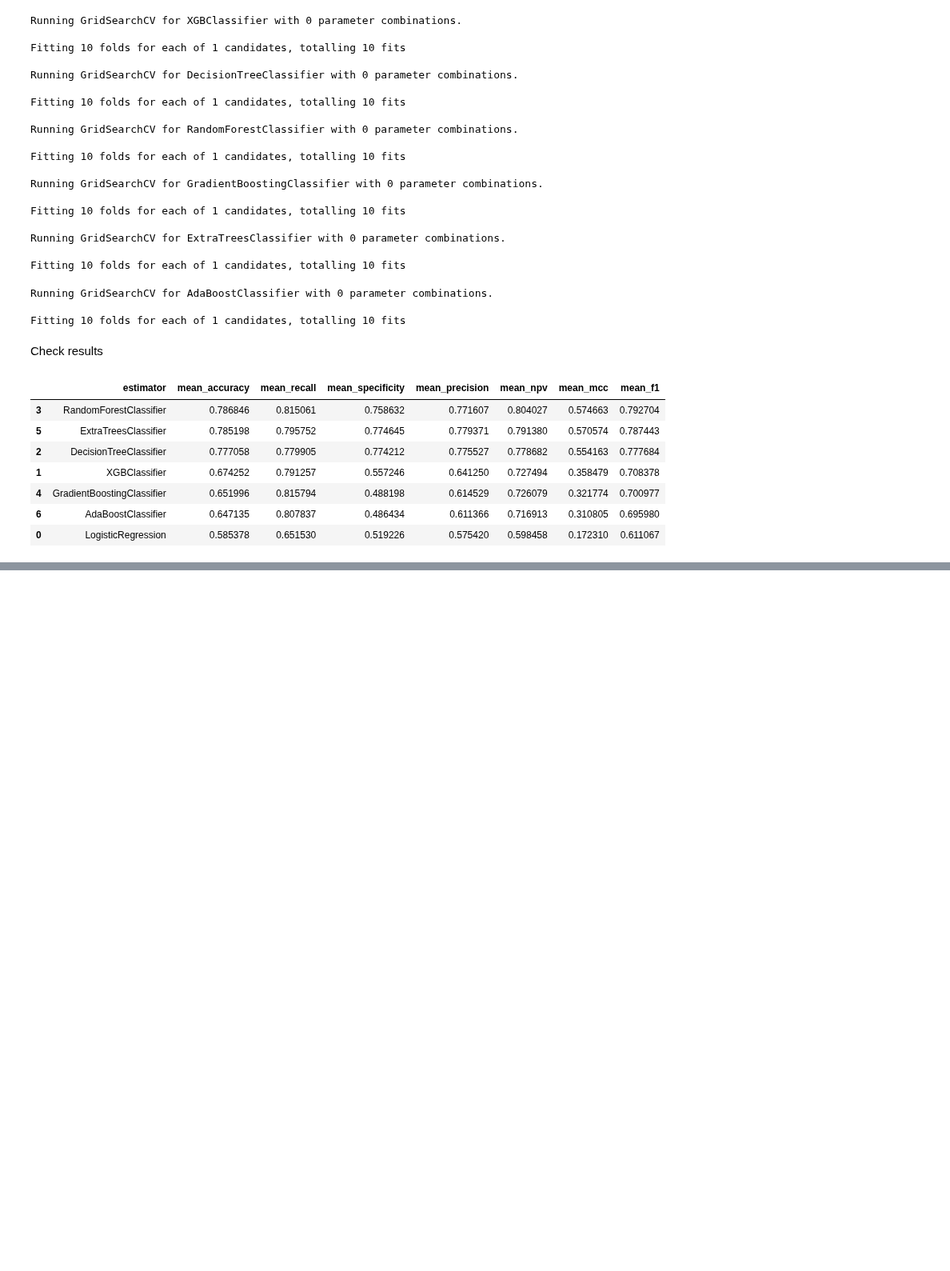
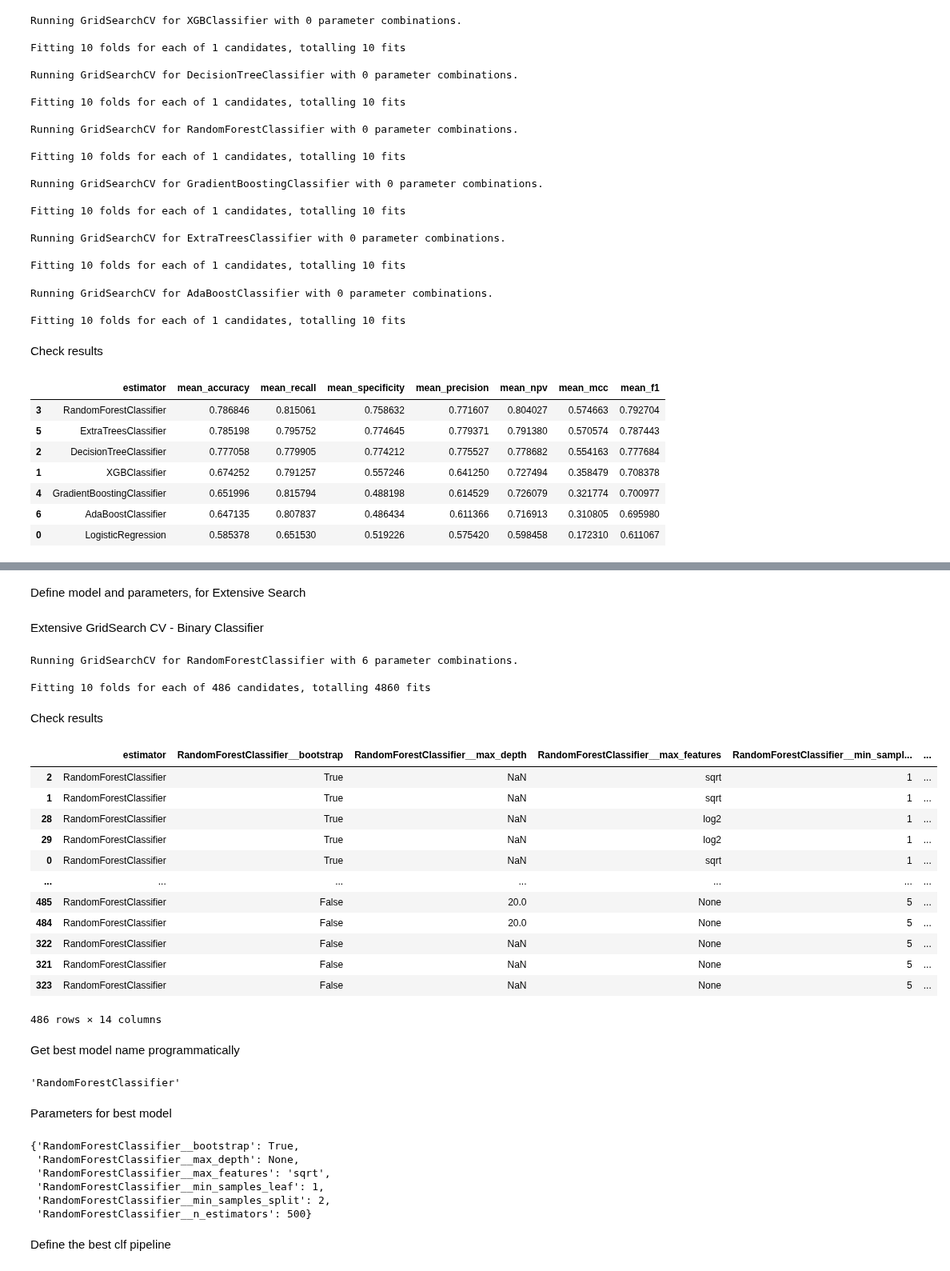
Before and after one commit to pswhdev/ivf-success-predictor, a Jupyter notebook: jupyter_notebooks/05 - Modeling and Evaluation Predict Success.ipynb, the cells around one changed output, grey strips where cells are left out. Shown at 80% size. Drawn from its saved outputs; the diff is of its cells as text; code cells hidden in the pictures; blank space fills up the shorter version.

```diff
--- a/jupyter_notebooks/05 - Modeling and Evaluation Predict Success.ipynb
+++ b/jupyter_notebooks/05 - Modeling and Evaluation Predict Success.ipynb
@@ -930,0 +933,68 @@ grid_search_summary
+# %% [markdown]
+Define model and parameters, for Extensive Search
+# %%
+models_search = {
+    "RandomForestClassifier": RandomForestClassifier(random_state=0),
+}
+
+params_search = {
+    "RandomForestClassifier": {
+        "RandomForestClassifier__n_estimators": [100, 300, 500],
+        "RandomForestClassifier__max_depth": [None, 10, 20],
+        "RandomForestClassifier__min_samples_split": [2, 10, 20],
+        "RandomForestClassifier__min_samples_leaf": [1, 2, 5],
+        "RandomForestClassifier__max_features": ["sqrt", "log2", None],
+        "RandomForestClassifier__bootstrap": [True, False],
+    },
+}
+# %% [markdown]
+Extensive GridSearch CV - Binary Classifier
+# %%
+search = HyperparameterOptimizationSearch(models=models_search, params=params_search)
+search.fit(
+    X_train, y_train, cv=10, n_jobs=-1, scoring=scoring, refit='f1'
+)
+# %% [output]
+Running GridSearchCV for RandomForestClassifier with 6 parameter combinations.
+
+Fitting 10 folds for each of 486 candidates, totalling 4860 fits
+# %% [markdown]
+Check results
+# %%
+grid_search_summary, grid_search_pipelines = search.score_summary(sort_by='f1', scoring=scoring)
+grid_search_summary
+# %% [output]
+|  | estimator | RandomForestClassifier__bootstrap | RandomForestClassifier__max_depth | RandomForestClassifier__max_features | RandomForestClassifier__min_sampl... | ... |
+| 2 | RandomForestClassifier | True | NaN | sqrt | 1 | ... |
+| 1 | RandomForestClassifier | True | NaN | sqrt | 1 | ... |
+| 28 | RandomForestClassifier | True | NaN | log2 | 1 | ... |
+| 29 | RandomForestClassifier | True | NaN | log2 | 1 | ... |
+| 0 | RandomForestClassifier | True | NaN | sqrt | 1 | ... |
+| ... | ... | ... | ... | ... | ... | ... |
+| 485 | RandomForestClassifier | False | 20.0 | None | 5 | ... |
+| 484 | RandomForestClassifier | False | 20.0 | None | 5 | ... |
+| 322 | RandomForestClassifier | False | NaN | None | 5 | ... |
+| 321 | RandomForestClassifier | False | NaN | None | 5 | ... |
+| 323 | RandomForestClassifier | False | NaN | None | 5 | ... |
+486 rows × 14 columns
+# %% [markdown]
+Get best model name programmatically
+# %%
+best_model = grid_search_summary.iloc[0,0]
+best_model
+# %% [output]
+'RandomForestClassifier'
+# %% [markdown]
+Parameters for best model
+# %%
+best_parameters = grid_search_pipelines[best_model].best_params_
+best_parameters
+# %% [output]
+{'RandomForestClassifier__bootstrap': True,
+ 'RandomForestClassifier__max_depth': None,
+ 'RandomForestClassifier__max_features': 'sqrt',
+ 'RandomForestClassifier__min_samples_leaf': 1,
+ 'RandomForestClassifier__min_samples_split': 2,
+ 'RandomForestClassifier__n_estimators': 500}
+# %% [markdown]
+Define the best clf pipeline
```
Also changed, not shown: parts of 10 cells of this notebook.
